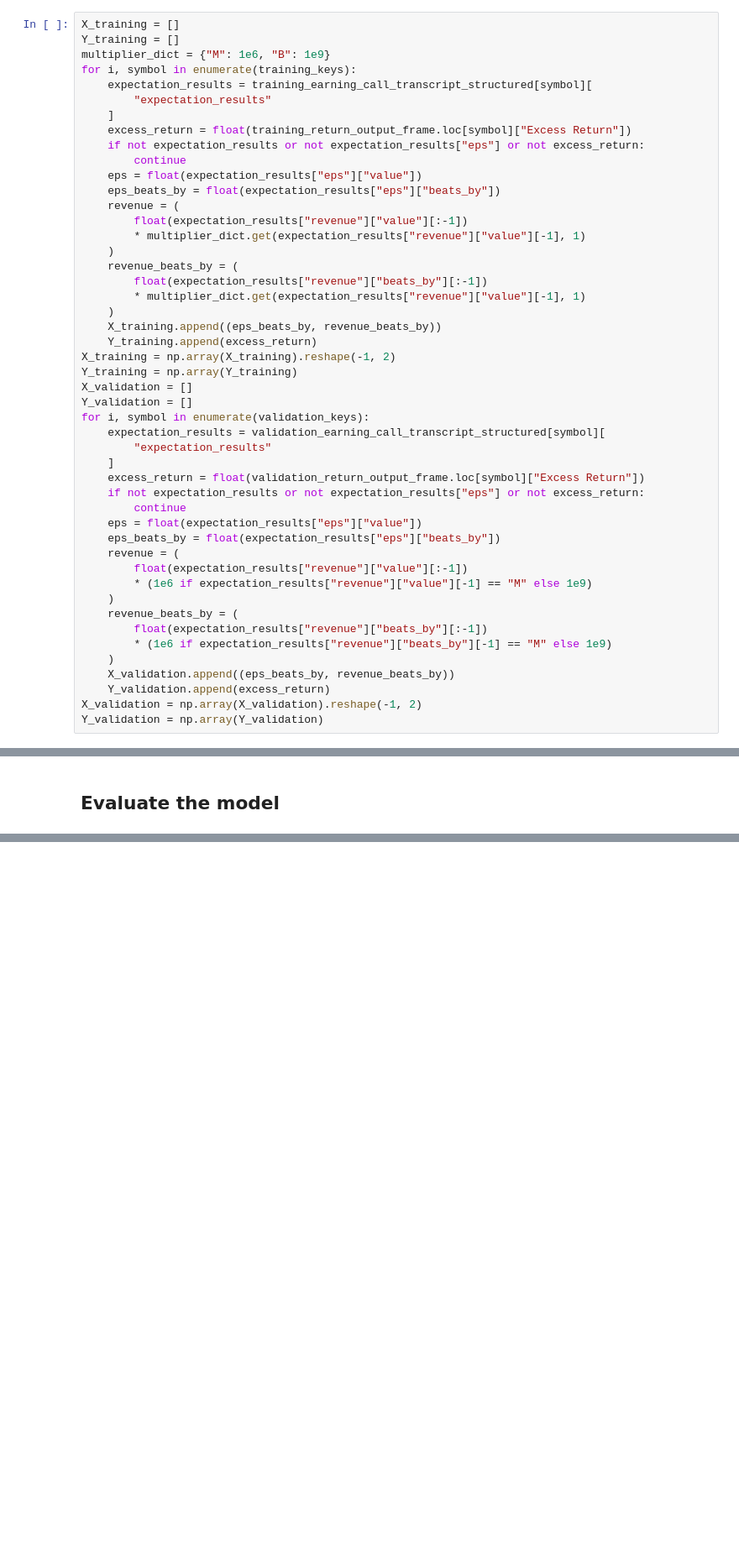
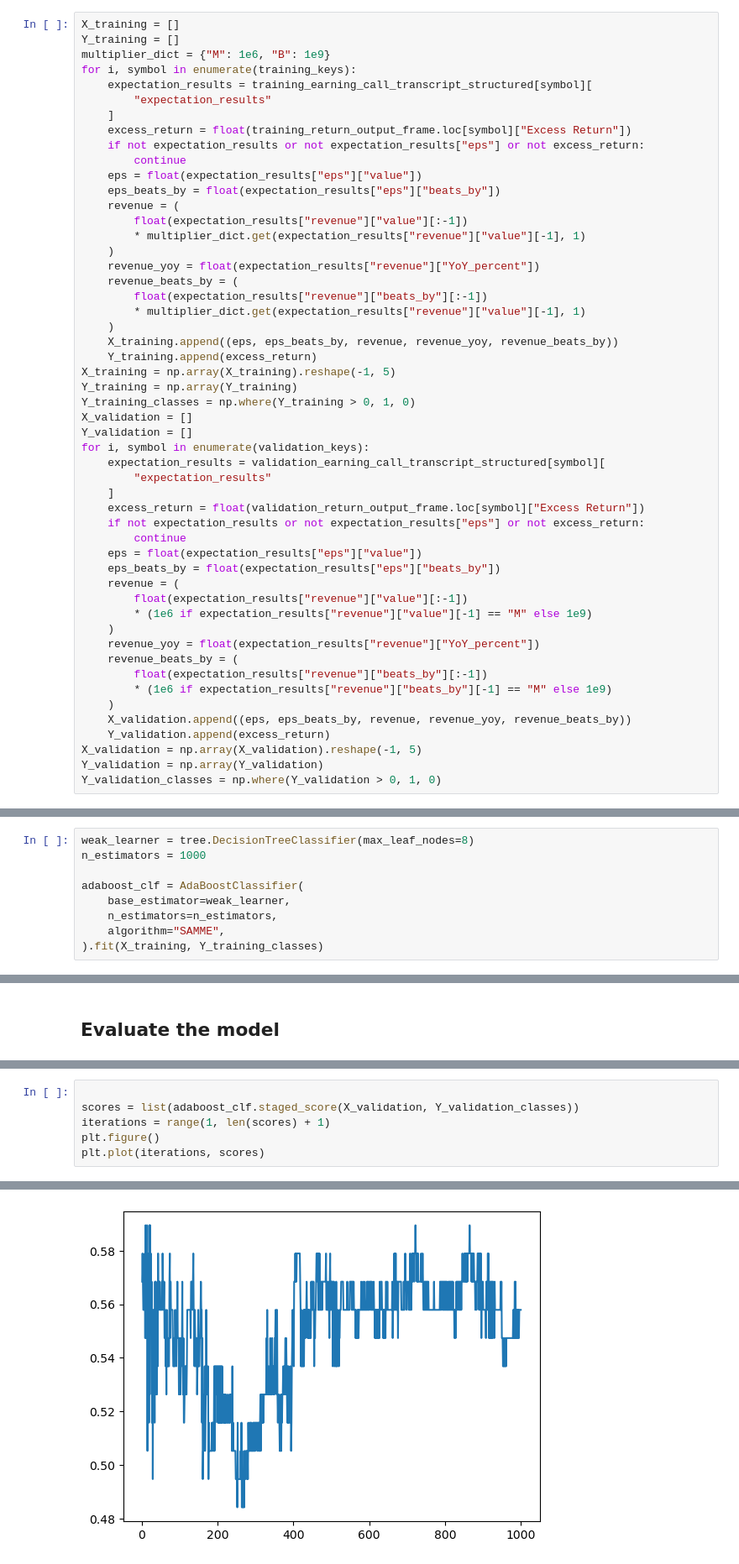
Before and after one commit to rmanak/cs229_project, a Jupyter notebook: notebooks/eps_logistic_regression.ipynb, the cells around one changed output, grey strips where cells are left out. Shown: that part at 84% size. Cells and saved outputs as stored; diff of their text form; blank space fills up the shorter version.

Commit message:
Add Adaboost K-fold cross validation, other things

```diff
--- a/notebooks/eps_logistic_regression.ipynb
+++ b/notebooks/eps_logistic_regression.ipynb
@@ -152,14 +156,16 @@ for i, symbol in enumerate(training_keys):
         float(expectation_results["revenue"]["value"][:-1])
         * multiplier_dict.get(expectation_results["revenue"]["value"][-1], 1)
     )
+    revenue_yoy = float(expectation_results["revenue"]["YoY_percent"])
     revenue_beats_by = (
         float(expectation_results["revenue"]["beats_by"][:-1])
         * multiplier_dict.get(expectation_results["revenue"]["value"][-1], 1)
     )
-    X_training.append((eps_beats_by, revenue_beats_by))
+    X_training.append((eps, eps_beats_by, revenue, revenue_yoy, revenue_beats_by))
     Y_training.append(excess_return)
-X_training = np.array(X_training).reshape(-1, 2)
+X_training = np.array(X_training).reshape(-1, 5)
 Y_training = np.array(Y_training)
+Y_training_classes = np.where(Y_training > 0, 1, 0)
 X_validation = []
 Y_validation = []
 for i, symbol in enumerate(validation_keys):
@@ -175,11 +181,13 @@ for i, symbol in enumerate(validation_keys):
         float(expectation_results["revenue"]["value"][:-1])
         * (1e6 if expectation_results["revenue"]["value"][-1] == "M" else 1e9)
     )
+    revenue_yoy = float(expectation_results["revenue"]["YoY_percent"])
     revenue_beats_by = (
         float(expectation_results["revenue"]["beats_by"][:-1])
         * (1e6 if expectation_results["revenue"]["beats_by"][-1] == "M" else 1e9)
     )
-    X_validation.append((eps_beats_by, revenue_beats_by))
+    X_validation.append((eps, eps_beats_by, revenue, revenue_yoy, revenue_beats_by))
     Y_validation.append(excess_return)
-X_validation = np.array(X_validation).reshape(-1, 2)
+X_validation = np.array(X_validation).reshape(-1, 5)
 Y_validation = np.array(Y_validation)
+Y_validation_classes = np.where(Y_validation > 0, 1, 0)
@@ -224,0 +211,9 @@ Pipeline(steps=[('standardscaler', StandardScaler()), ('ridge', Ridge())])
+# %%
+weak_learner = tree.DecisionTreeClassifier(max_leaf_nodes=8)
+n_estimators = 1000
+
+adaboost_clf = AdaBoostClassifier(
+    base_estimator=weak_learner,
+    n_estimators=n_estimators,
+    algorithm="SAMME",
+).fit(X_training, Y_training_classes)
@@ -282,0 +369,7 @@ pipe.score(X_validation, (Y_validation > 0).astype(float))
+# %%
+
+scores = list(adaboost_clf.staged_score(X_validation, Y_validation_classes))
+iterations = range(1, len(scores) + 1)
+plt.figure()
+plt.plot(iterations, scores)
+# %% [output]
@@ -282,0 +377 @@ pipe.score(X_validation, (Y_validation > 0).astype(float))
+[figure, added]
```
Also changed, not shown: parts of 57 cells of this notebook.
